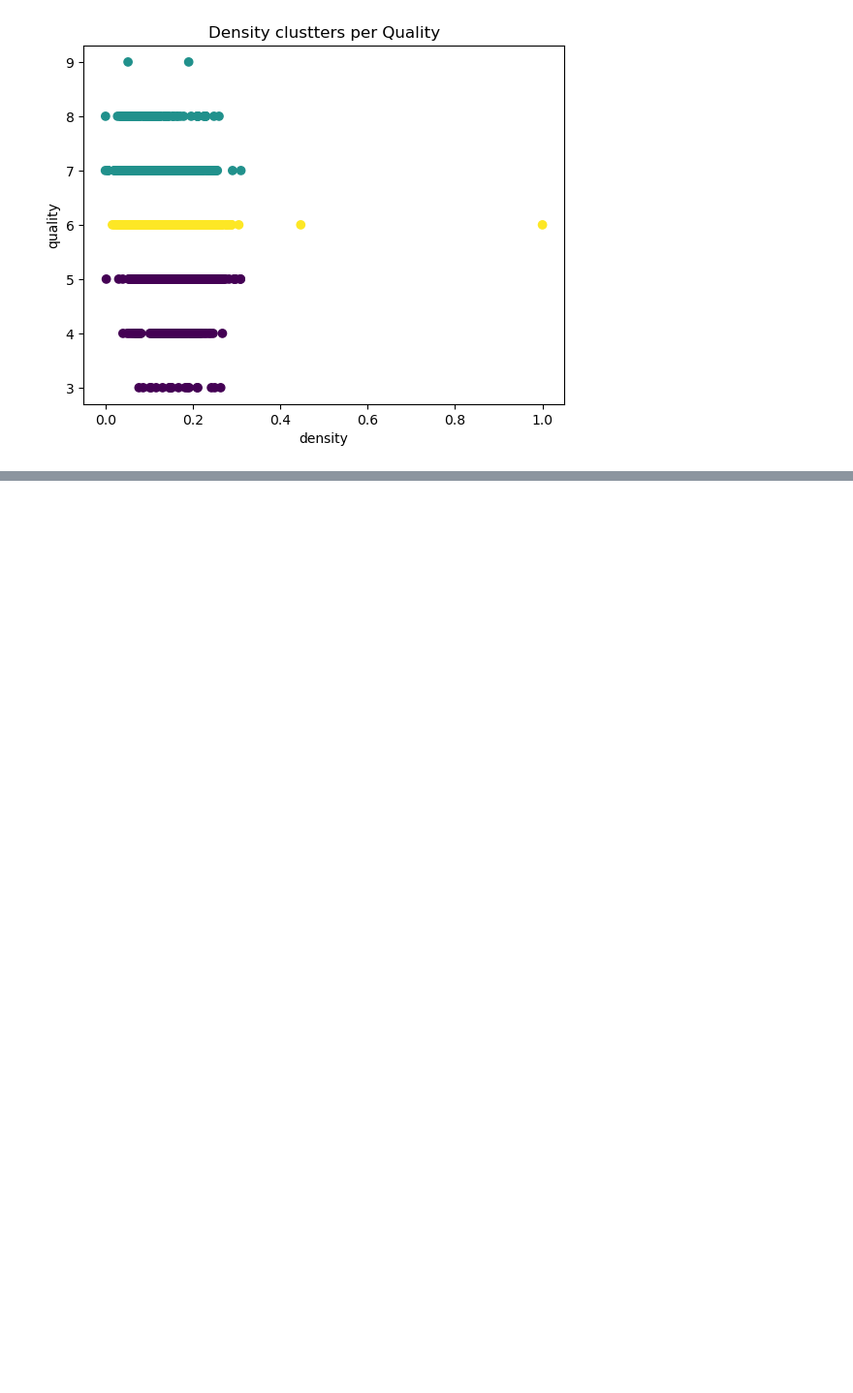
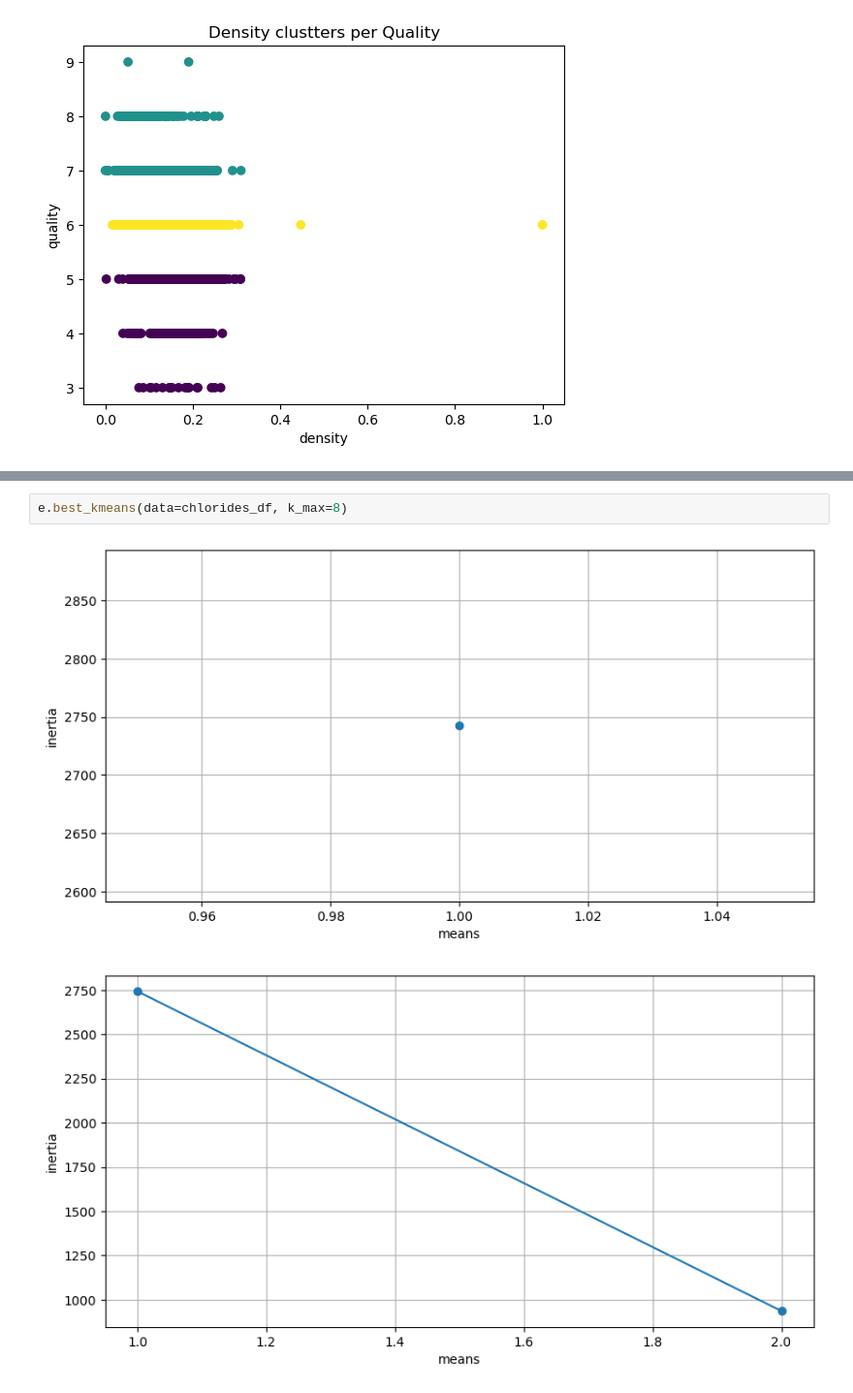
Before and after one commit to Wine-qualitity/wine-qualitiy-model, a Jupyter notebook: exploration_personal.ipynb, the cells around one changed output, grey strips where cells are left out. Shown at 97% size. Drawn from its saved outputs; the diff is of its cells as text; blank space fills up the shorter version.

```diff
--- a/exploration_personal.ipynb
+++ b/exploration_personal.ipynb
@@ -410,0 +454,5 @@ plt.show()
+# %%
+e.best_kmeans(data=chlorides_df, k_max=8)
+# %% [output]
+[figure, added]
+[figure, added]
```
Also changed, not shown: parts of 13 cells of this notebook, 1 other file.
